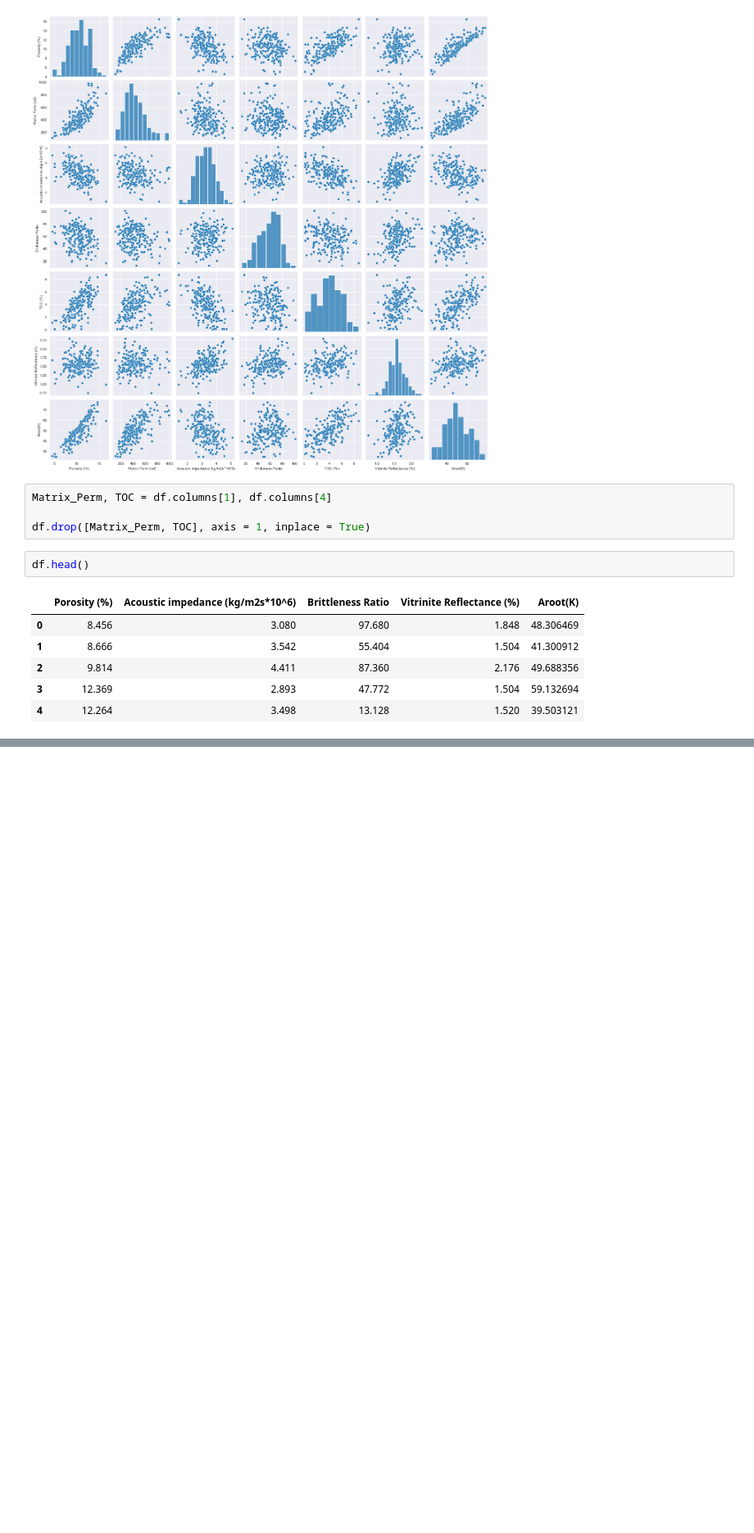
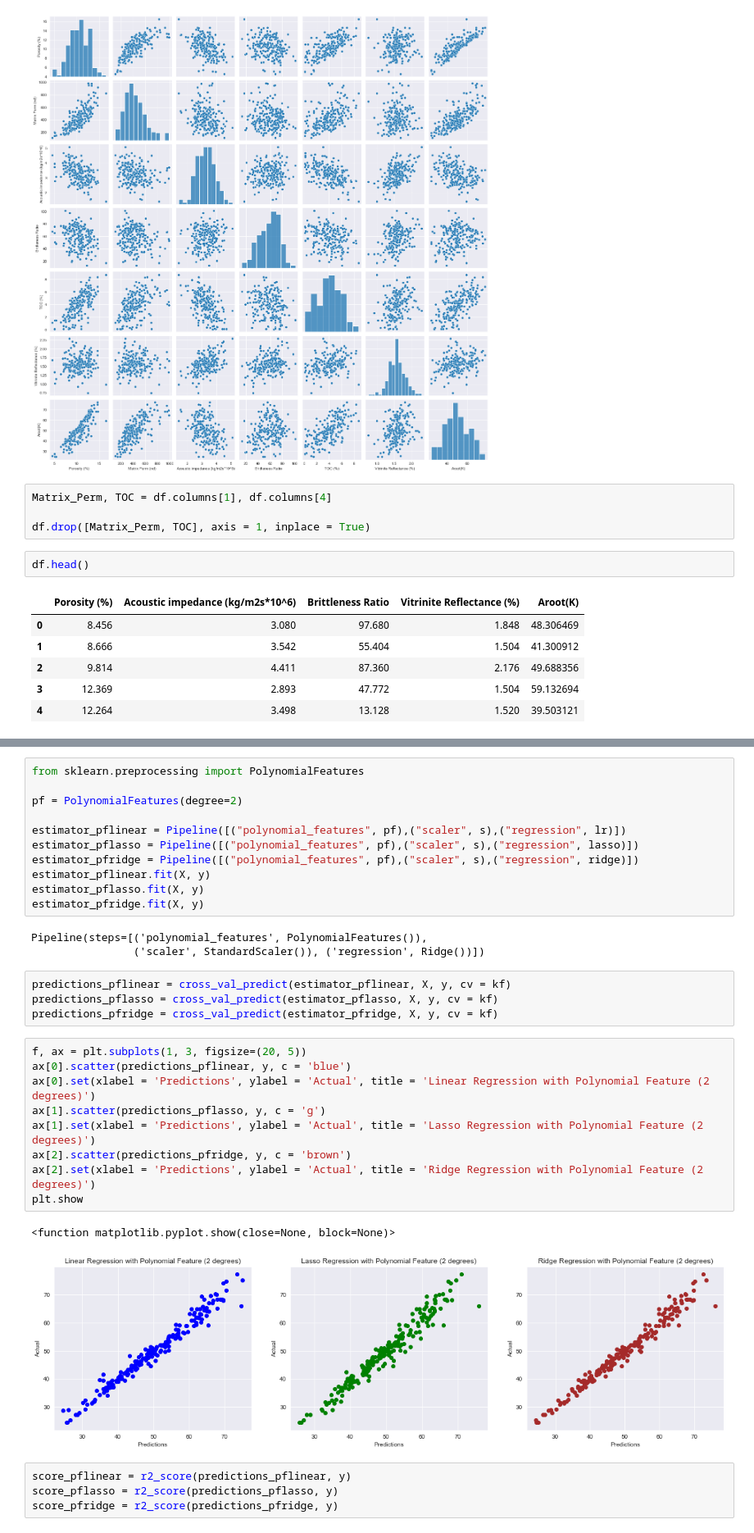
Before and after one commit to yousefhosny1/RTA_Unconventional_O-G_Reserviors, a Jupyter notebook: Rate Transient Analysis (RTA) in Unconventional Oil & Gas Reservoirs.ipynb, the cells around one changed output, grey strips where cells are left out. Shown: that part at 82% size. Saved outputs shown, nothing was run; the diff lists cells and outputs as text; blank space fills up the shorter version.

```diff
--- a/Rate Transient Analysis (RTA) in Unconventional Oil & Gas Reservoirs.ipynb
+++ b/Rate Transient Analysis (RTA) in Unconventional Oil & Gas Reservoirs.ipynb
@@ -245,0 +168,34 @@ Reject null hypothesis: Brittleness Ratio are not highly correlated to the Aroot
+# %%
+from sklearn.preprocessing import PolynomialFeatures
+
+pf = PolynomialFeatures(degree=2)
+
+estimator_pflinear = Pipeline([("polynomial_features", pf),("scaler", s),("regression", lr)])
+estimator_pflasso = Pipeline([("polynomial_features", pf),("scaler", s),("regression", lasso)])
+estimator_pfridge = Pipeline([("polynomial_features", pf),("scaler", s),("regression", ridge)])
+estimator_pflinear.fit(X, y)
+estimator_pflasso.fit(X, y)
+estimator_pfridge.fit(X, y)
+# %% [output]
+Pipeline(steps=[('polynomial_features', PolynomialFeatures()),
+                ('scaler', StandardScaler()), ('regression', Ridge())])
+# %%
+predictions_pflinear = cross_val_predict(estimator_pflinear, X, y, cv = kf)
+predictions_pflasso = cross_val_predict(estimator_pflasso, X, y, cv = kf)
+predictions_pfridge = cross_val_predict(estimator_pfridge, X, y, cv = kf)
+# %%
+f, ax = plt.subplots(1, 3, figsize=(20, 5))
+ax[0].scatter(predictions_pflinear, y, c = 'blue')
+ax[0].set(xlabel = 'Predictions', ylabel = 'Actual', title = 'Linear Regression with Polynomial Feature (2 degrees)')
+ax[1].scatter(predictions_pflasso, y, c = 'g')
+ax[1].set(xlabel = 'Predictions', ylabel = 'Actual', title = 'Lasso Regression with Polynomial Feature (2 degrees)')
+ax[2].scatter(predictions_pfridge, y, c = 'brown')
+ax[2].set(xlabel = 'Predictions', ylabel = 'Actual', title = 'Ridge Regression with Polynomial Feature (2 degrees)')
+plt.show
+# %% [output]
+<function matplotlib.pyplot.show(close=None, block=None)>
+[figure, added]
+# %%
+score_pflinear = r2_score(predictions_pflinear, y)
+score_pflasso = r2_score(predictions_pflasso, y)
+score_pfridge = r2_score(predictions_pfridge, y)
```
Also changed, not shown: parts of 29 cells of this notebook, 2 other files.
